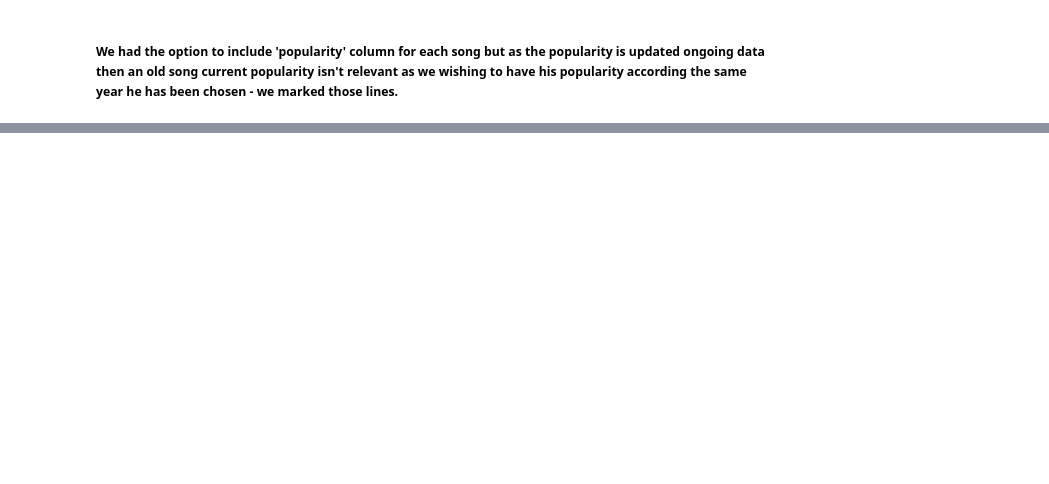
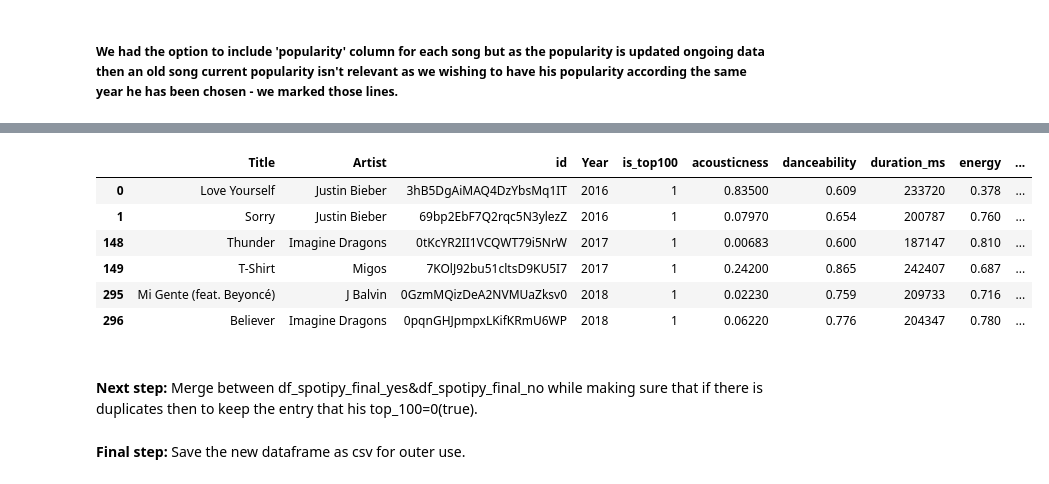
Before and after one commit to makaralis/Music-Project, a Jupyter notebook: FinalProject/getDataFromSpotify.ipynb, the cells around one changed output, grey strips where cells are left out. Saved outputs shown, nothing was run; the diff lists cells and outputs as text; code cells hidden in the pictures; blank space fills up the shorter version.

```diff
--- a/FinalProject/getDataFromSpotify.ipynb
+++ b/FinalProject/getDataFromSpotify.ipynb
@@ -376,0 +466,5 @@ Saving the new dataframe as csv for outer use
+# %%
+df_spotipy_final_yes.drop(['analysis_url', 'track_href', 'type', 'uri'], axis=1,inplace=True)
+
+print("Shape of the final dataset for songs in top100: {}".format(df_spotipy_final_yes.shape))
+list(df_spotipy_final_yes.columns.values)
@@ -377,2 +491,16 @@ Saving the new dataframe as csv for outer use
+# %%
+df_spotipy_final_yes.iloc[np.r_[0:2, mid:mid+2, -2:0]]
+# %% [output]
+|  | Title | Artist | id | Year | is_top100 | acousticness | danceability | duration_ms | energy | ... |
+| 0 | Love Yourself | Justin Bieber | 3hB5DgAiMAQ4DzYbsMq1IT | 2016 | 1 | 0.83500 | 0.609 | 233720 | 0.378 | ... |
+| 1 | Sorry | Justin Bieber | 69bp2EbF7Q2rqc5N3ylezZ | 2016 | 1 | 0.07970 | 0.654 | 200787 | 0.760 | ... |
+| 148 | Thunder | Imagine Dragons | 0tKcYR2II1VCQWT79i5NrW | 2017 | 1 | 0.00683 | 0.600 | 187147 | 0.810 | ... |
+| 149 | T-Shirt | Migos | 7KOlJ92bu51cltsD9KU5I7 | 2017 | 1 | 0.24200 | 0.865 | 242407 | 0.687 | ... |
+| 295 | Mi Gente (feat. Beyoncé) | J Balvin | 0GzmMQizDeA2NVMUaZksv0 | 2018 | 1 | 0.02230 | 0.759 | 209733 | 0.716 | ... |
+| 296 | Believer | Imagine Dragons | 0pqnGHJpmpxLKifKRmU6WP | 2018 | 1 | 0.06220 | 0.776 | 204347 | 0.780 | ... |
+# %% [markdown]
+<br>**Next step:** Merge between df_spotipy_final_yes&df_spotipy_final_no while making sure that if there is duplicates then to keep the entry that his top_100=0(true).
+# %% [markdown]
+**Final step:** Save the new dataframe as csv for outer use.
 # %%
 #df.to_csv('myname.csv')
```
Also changed, not shown: parts of 72 cells of this notebook, 2 other files.
